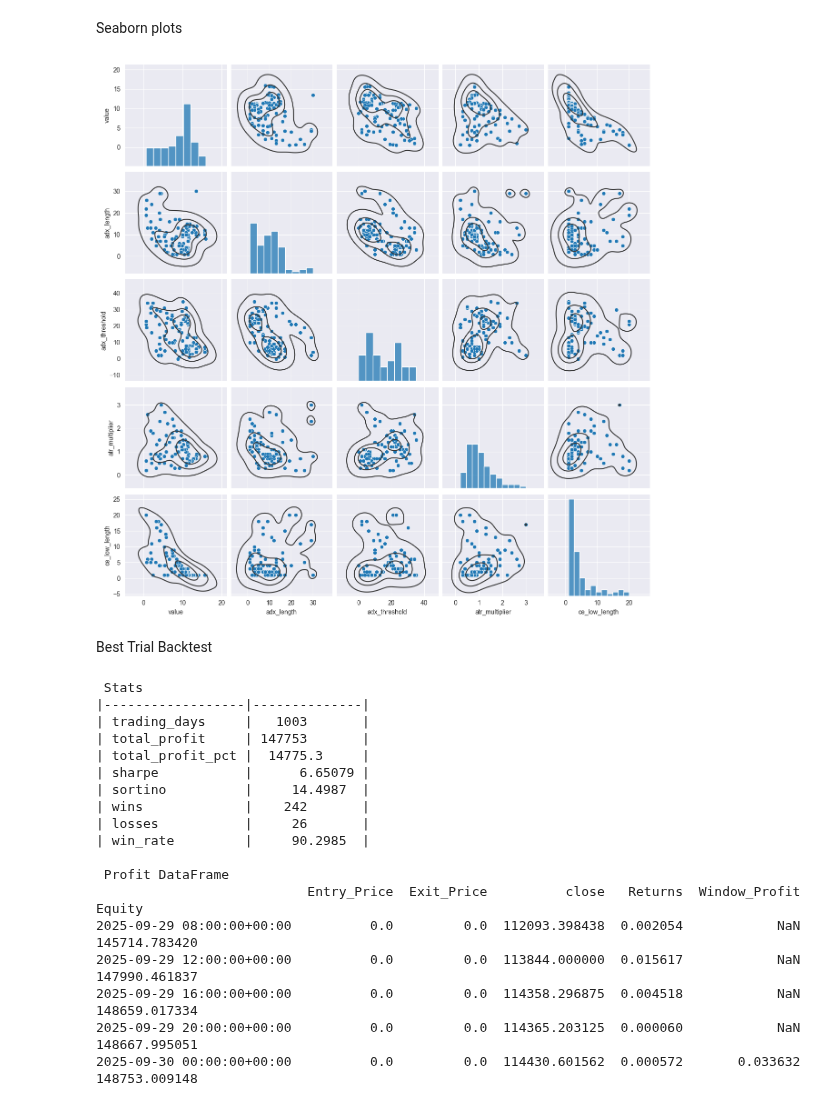
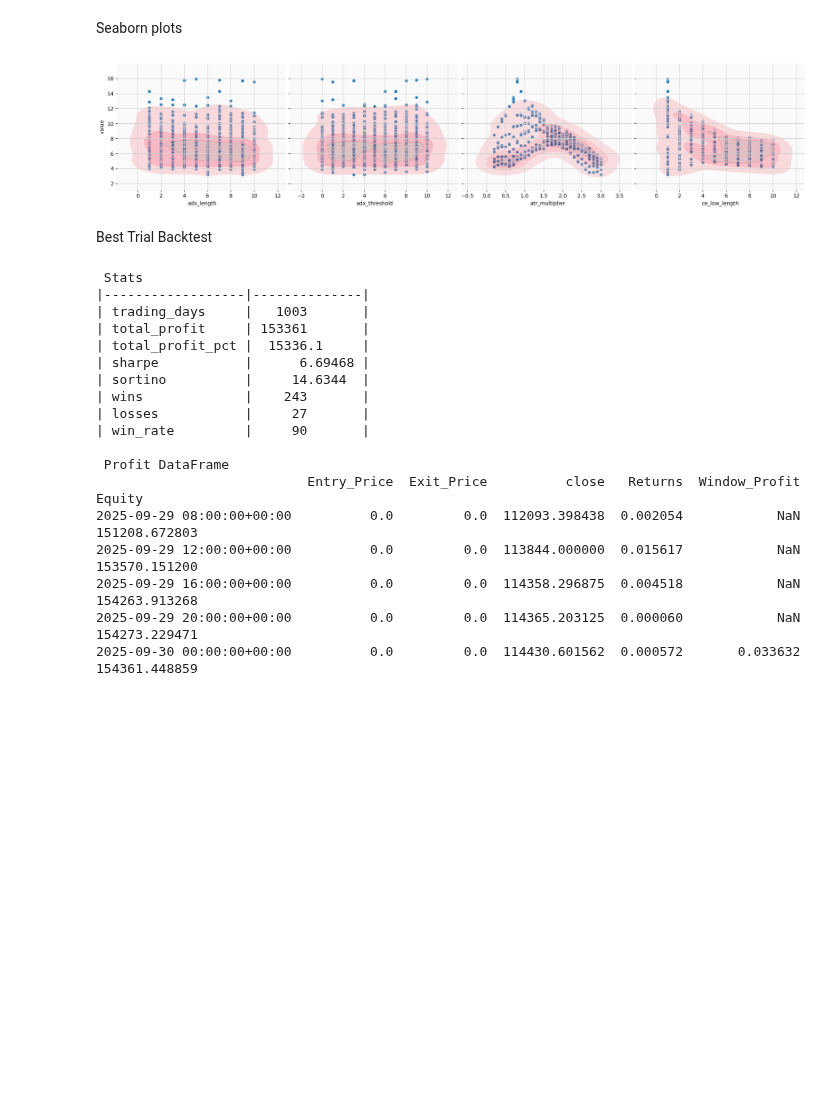
Before and after one commit to garykuepper/ggTrader, a Jupyter notebook: notebooks/walkforward_optimization.ipynb, the cells around one changed output. Drawn from its saved outputs; the diff is of its cells as text; code cells hidden in the pictures; blank space fills up the shorter version.

```diff
--- a/notebooks/walkforward_optimization.ipynb
+++ b/notebooks/walkforward_optimization.ipynb
@@ -79,14 +79,14 @@ Optuna setup
 # %%
 def objective(trial: optuna.Trial):
     # Entry
-    adx_threshold = trial.suggest_int("adx_threshold", 0, 35)
-    adx_length = trial.suggest_int("adx_length", 1, 30)
+    adx_threshold = trial.suggest_int("adx_threshold", 0, 10)
+    adx_length = trial.suggest_int("adx_length", 1, 10)
     # sar_acceleration = trial.suggest_float("sar_acceleration", 0.01, 0.05, step=0.01)
     # sar_maximum = trial.suggest_float("sar_maximum", 0.05, 0.2, step=0.01)
 
     # Exit
     atr_multiplier = trial.suggest_float("atr_multiplier", .2, 3, step=0.1)
-    ce_low_length = trial.suggest_int("ce_low_length", 1, 20)
+    ce_low_length = trial.suggest_int("ce_low_length", 1, 10)
     # ce_high_length = trial.suggest_int("ce_high_length", 1, 30)
     # atr_length = trial.suggest_int("atr_length", 1, 30)
 
@@ -125,6 +125,6 @@ def objective(trial: optuna.Trial):
 sampler2 = TPESampler(seed=42)
 sampler = RandomSampler(seed=42)  # optional seed for reproducibility
 
-study = optuna.create_study(direction="maximize", sampler=sampler2, study_name=f"{symbols[0]}-{interval}-{n_trials}")
+study = optuna.create_study(direction="maximize", sampler=sampler, study_name=f"{symbols[0]}-{interval}-{n_trials}")
 study.optimize(objective, n_trials=n_trials)
 # %% [output]
@@ -218,12 +218,18 @@ NOTE:  Removed atr_length and ce_high_length from the slice plot, since they hav
 # %% [markdown]
 Seaborn plots
 # %%
-g = sns.pairplot(trials.drop('number', axis=1))
-g.map_lower(sns.kdeplot, levels=4, color=".2")
-g.map_upper(sns.kdeplot, levels=4, color=".2")
+g = sns.pairplot(data=trials,
+                 x_vars=trials.columns[2:],
+                 y_vars=trials.columns[1],
+                 height=4.0,
+                 aspect=1.2,
+
+                 )
+g.map(sns.kdeplot, levels=4, color='crimson',  fill=True,  alpha=0.3)
+
 plt.show()
 # %% [output]
-[figure, old version]
+[figure, new version]
 # %% [markdown]
 Best Trial Backtest
 # %%
@@ -257,21 +263,21 @@ print(profit_df.tail().to_string())
  Stats
 |------------------|--------------|
 | trading_days     |   1003       |
-| total_profit     | 147753       |
-| total_profit_pct |  14775.3     |
-| sharpe           |      6.65079 |
-| sortino          |     14.4987  |
-| wins             |    242       |
-| losses           |     26       |
-| win_rate         |     90.2985  |
+| total_profit     | 153361       |
+| total_profit_pct |  15336.1     |
+| sharpe           |      6.69468 |
+| sortino          |     14.6344  |
+| wins             |    243       |
+| losses           |     27       |
+| win_rate         |     90       |
 
  Profit DataFrame
                            Entry_Price  Exit_Price          close   Returns  Window_Profit         Equity
-2025-09-29 08:00:00+00:00          0.0         0.0  112093.398438  0.002054            NaN  145714.783420
-2025-09-29 12:00:00+00:00          0.0         0.0  113844.000000  0.015617            NaN  147990.461837
-2025-09-29 16:00:00+00:00          0.0         0.0  114358.296875  0.004518            NaN  148659.017334
-2025-09-29 20:00:00+00:00          0.0         0.0  114365.203125  0.000060            NaN  148667.995051
-2025-09-30 00:00:00+00:00          0.0         0.0  114430.601562  0.000572       0.033632  148753.009148
+2025-09-29 08:00:00+00:00          0.0         0.0  112093.398438  0.002054            NaN  151208.672803
+2025-09-29 12:00:00+00:00          0.0         0.0  113844.000000  0.015617            NaN  153570.151200
+2025-09-29 16:00:00+00:00          0.0         0.0  114358.296875  0.004518            NaN  154263.913268
+2025-09-29 20:00:00+00:00          0.0         0.0  114365.203125  0.000060            NaN  154273.229471
+2025-09-30 00:00:00+00:00          0.0         0.0  114430.601562  0.000572       0.033632  154361.448859
 # %%
 # plots
 fig, axes = plt.subplots(2, 1, figsize=(16, 12))
```
Also changed, not shown: parts of 7 cells of this notebook, 1 other file.
